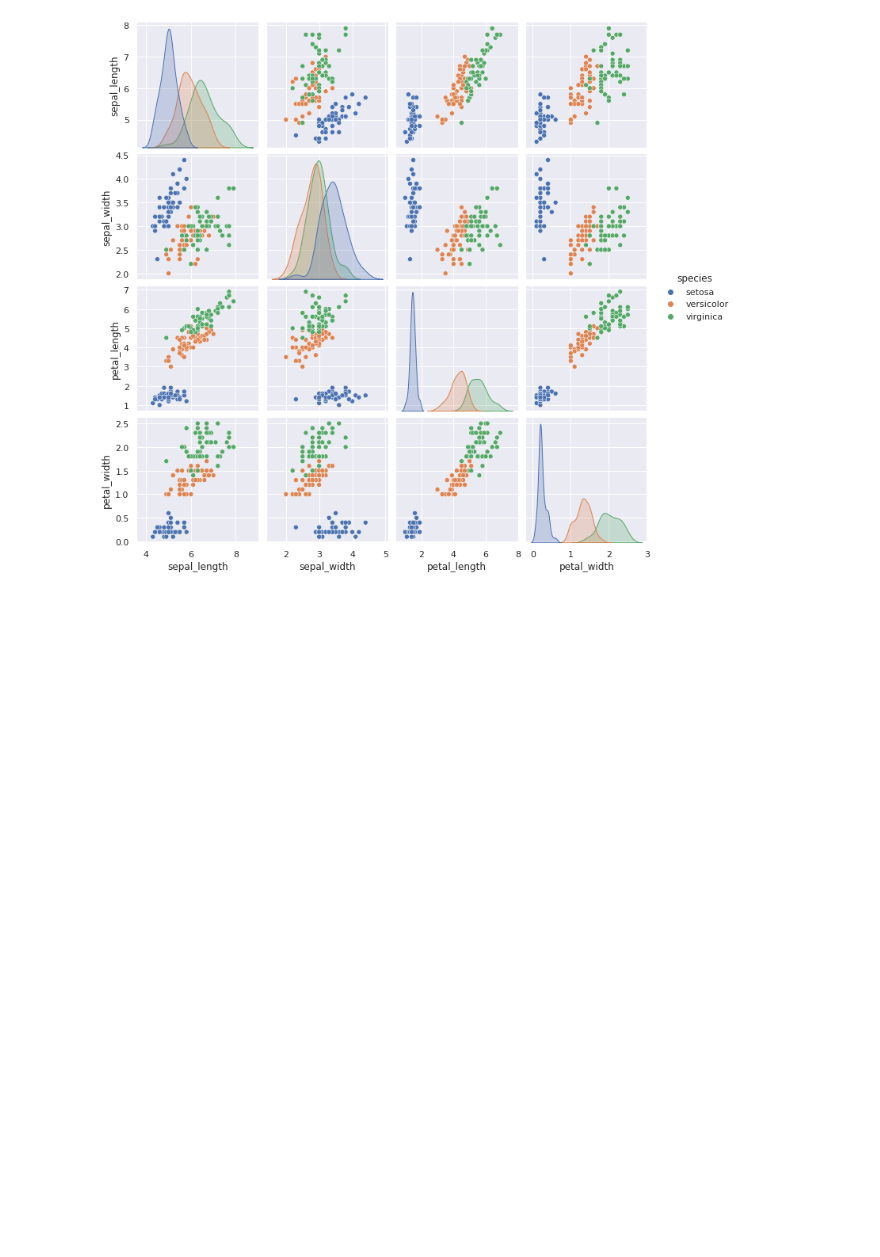
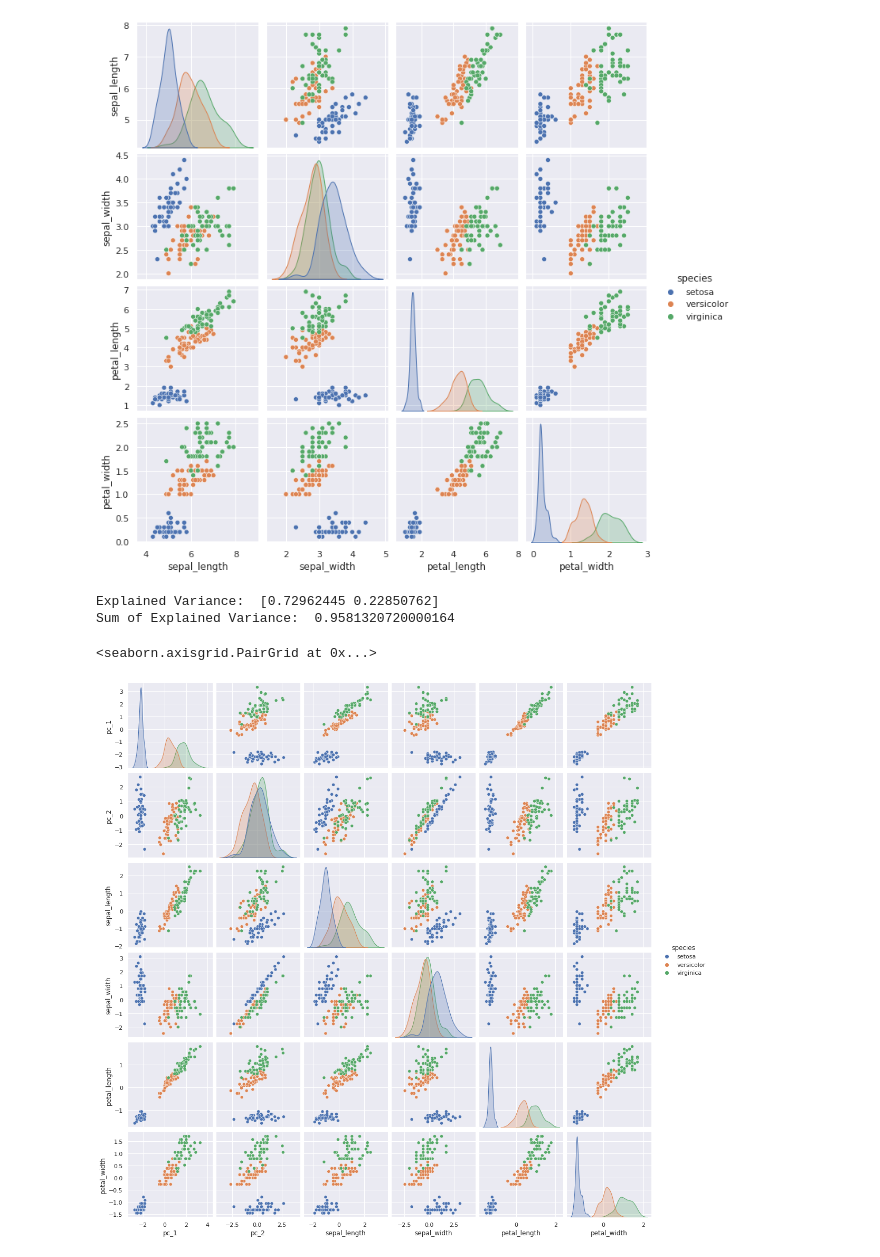
Before and after one commit to IEXE-Tec/aprendizaje-maquina-2, a Jupyter notebook: 02_reduccion_de_dimensionalidad.ipynb, the cells around one changed output. Drawn from its saved outputs; the diff is of its cells as text; code cells hidden in the pictures; blank space fills up the shorter version.

```diff
--- a/02_reduccion_de_dimensionalidad.ipynb
+++ b/02_reduccion_de_dimensionalidad.ipynb
@@ -488,3 +488,35 @@ sns.pairplot(df, hue='species')
 # %% [output]
 <seaborn.axisgrid.PairGrid at 0x...>
 [figure]
+# %%
+n_c = 2
+
+# Define Method
+pca = PCA(n_components=n_c)
+x = df[['sepal_length', 'sepal_width', 'petal_length', 'petal_width']]
+
+# Standarize
+x_cols= x.columns
+std_scale = StandardScaler().fit(x)
+x = pd.DataFrame(std_scale.transform(x), columns=x_cols)
+
+principalComponents = pca.fit_transform(x)
+
+# Create names for pc
+pc_names = ['pc_{}'.format(a+1) for a in range(n_c)]
+
+# Compute PC
+principalDf = pd.DataFrame(data = principalComponents
+             , columns = pc_names)
+
+# Create visualizations
+finalDf = pd.concat([principalDf, x, df[['species']]], axis = 1)
+print('Explained Variance: ', pca.explained_variance_ratio_)
+print('Sum of Explained Variance: ', np.sum(pca.explained_variance_ratio_))
+
+sns.pairplot(finalDf, hue='species')
+# %% [output]
+Explained Variance:  [0.72962445 0.22850762]
+Sum of Explained Variance:  0.9581320720000164
+<seaborn.axisgrid.PairGrid at 0x...>
+[figure, added]
```
Also changed, not shown: parts of 1 cell of this notebook.
